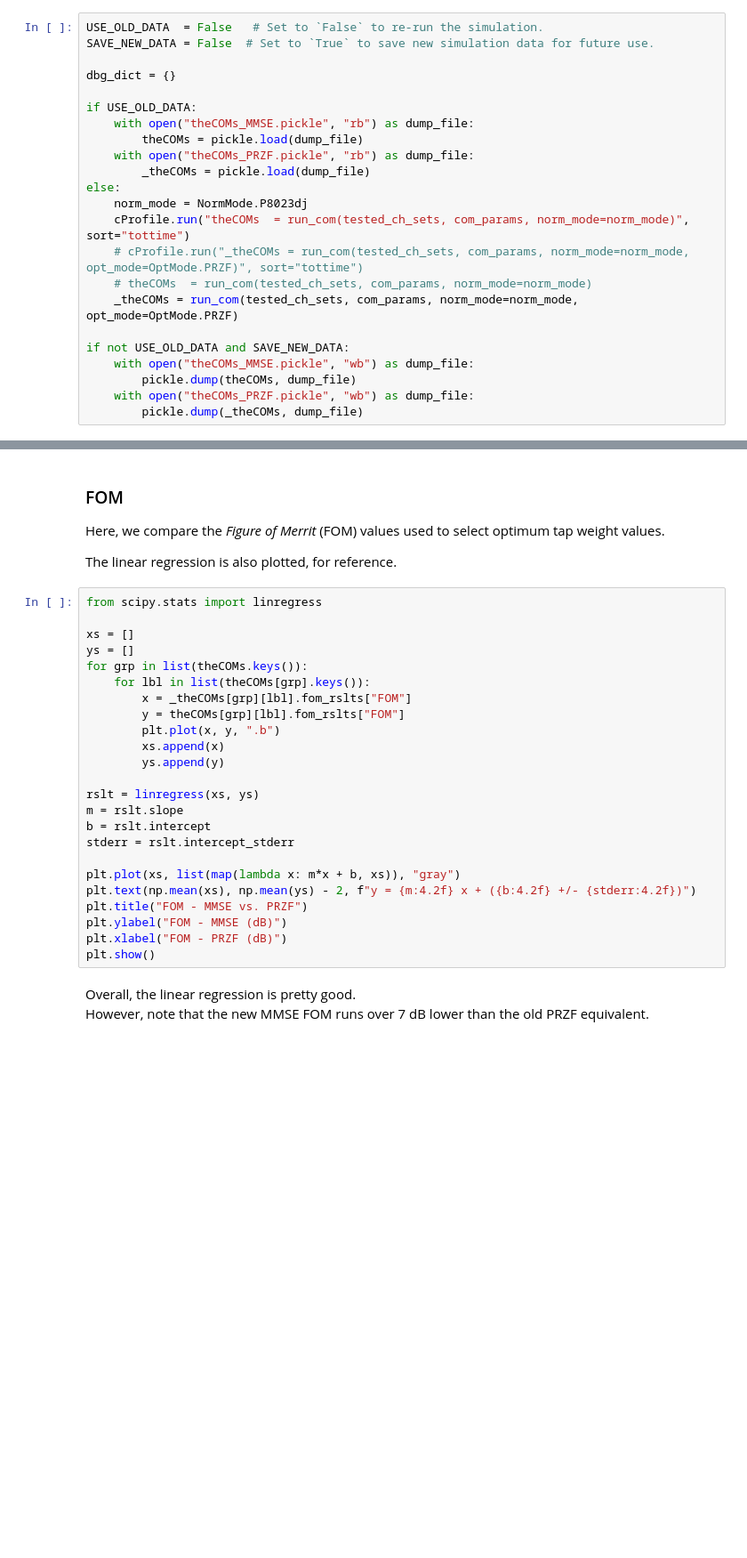
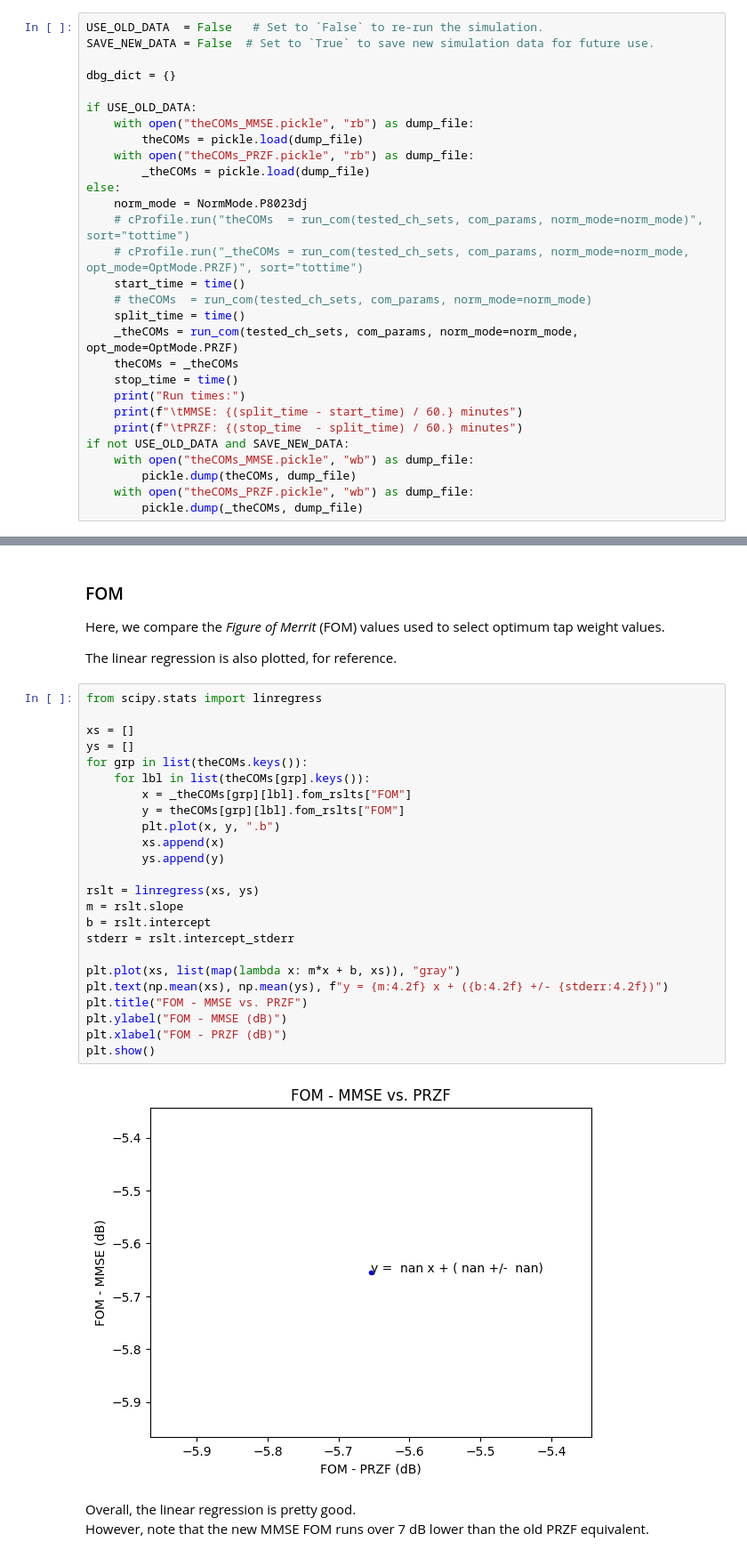
Before and after one commit to capn-freako/PyChOpMarg, a Jupyter notebook: PyChOpMarg_8023dj.ipynb, the cells around one changed output, grey strips where cells are left out. Shown: that part at 89% size. Saved outputs shown, nothing was run; the diff lists cells and outputs as text; blank space fills up the shorter version.

```diff
--- a/PyChOpMarg_8023dj.ipynb
+++ b/PyChOpMarg_8023dj.ipynb
@@ -624,11 +713,17 @@ if USE_OLD_DATA:
         _theCOMs = pickle.load(dump_file)
 else:
     norm_mode = NormMode.P8023dj
-    cProfile.run("theCOMs  = run_com(tested_ch_sets, com_params, norm_mode=norm_mode)", sort="tottime")
+    # cProfile.run("theCOMs  = run_com(tested_ch_sets, com_params, norm_mode=norm_mode)", sort="tottime")
     # cProfile.run("_theCOMs = run_com(tested_ch_sets, com_params, norm_mode=norm_mode, opt_mode=OptMode.PRZF)", sort="tottime")
+    start_time = time()
     # theCOMs  = run_com(tested_ch_sets, com_params, norm_mode=norm_mode)
+    split_time = time()
     _theCOMs = run_com(tested_ch_sets, com_params, norm_mode=norm_mode, opt_mode=OptMode.PRZF)
-
+    theCOMs = _theCOMs
+    stop_time = time()
+    print("Run times:")
+    print(f"\tMMSE: {(split_time - start_time) / 60.} minutes")
+    print(f"\tPRZF: {(stop_time  - split_time) / 60.} minutes")
 if not USE_OLD_DATA and SAVE_NEW_DATA:
     with open("theCOMs_MMSE.pickle", "wb") as dump_file:
         pickle.dump(theCOMs, dump_file)
@@ -695,27 +773,29 @@ The linear regression is also plotted, for reference.
 # %%
 from scipy.stats import linregress
 
 xs = []
 ys = []
 for grp in list(theCOMs.keys()):
     for lbl in list(theCOMs[grp].keys()):
         x = _theCOMs[grp][lbl].fom_rslts["FOM"]
         y = theCOMs[grp][lbl].fom_rslts["FOM"]
         plt.plot(x, y, ".b")
         xs.append(x)
         ys.append(y)
 
 rslt = linregress(xs, ys)
 m = rslt.slope
 b = rslt.intercept
 stderr = rslt.intercept_stderr
 
 plt.plot(xs, list(map(lambda x: m*x + b, xs)), "gray")
-plt.text(np.mean(xs), np.mean(ys) - 2, f"y = {m:4.2f} x + ({b:4.2f} +/- {stderr:4.2f})")
+plt.text(np.mean(xs), np.mean(ys), f"y = {m:4.2f} x + ({b:4.2f} +/- {stderr:4.2f})")
 plt.title("FOM - MMSE vs. PRZF")
 plt.ylabel("FOM - MMSE (dB)")
 plt.xlabel("FOM - PRZF (dB)")
 plt.show()
+# %% [output]
+[figure, added]
 # %% [markdown]
 Overall, the linear regression is pretty good.
 However, note that the new MMSE FOM runs over 7 dB lower than the old PRZF equivalent.
```
Also changed, not shown: parts of 35 cells of this notebook, 7 other files.
